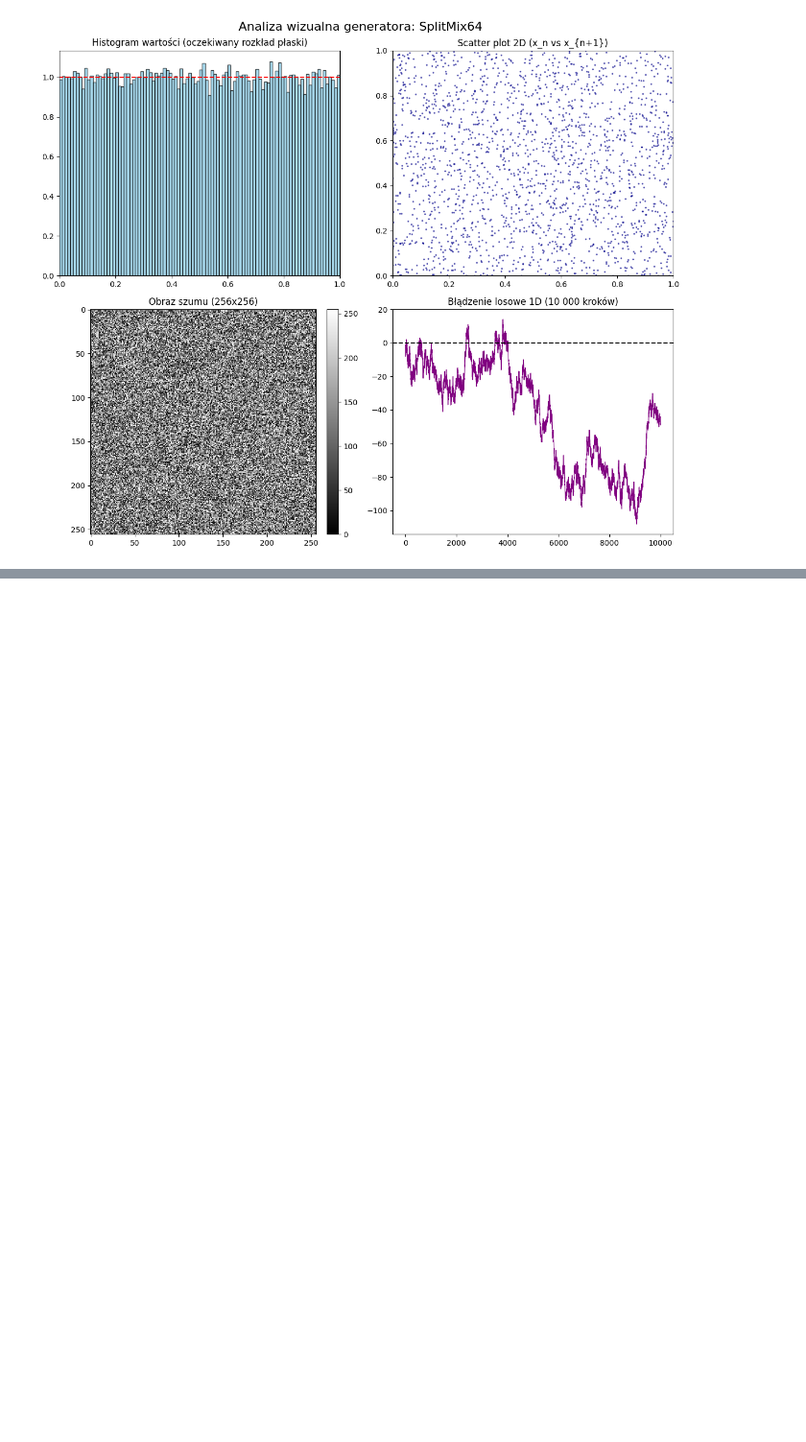
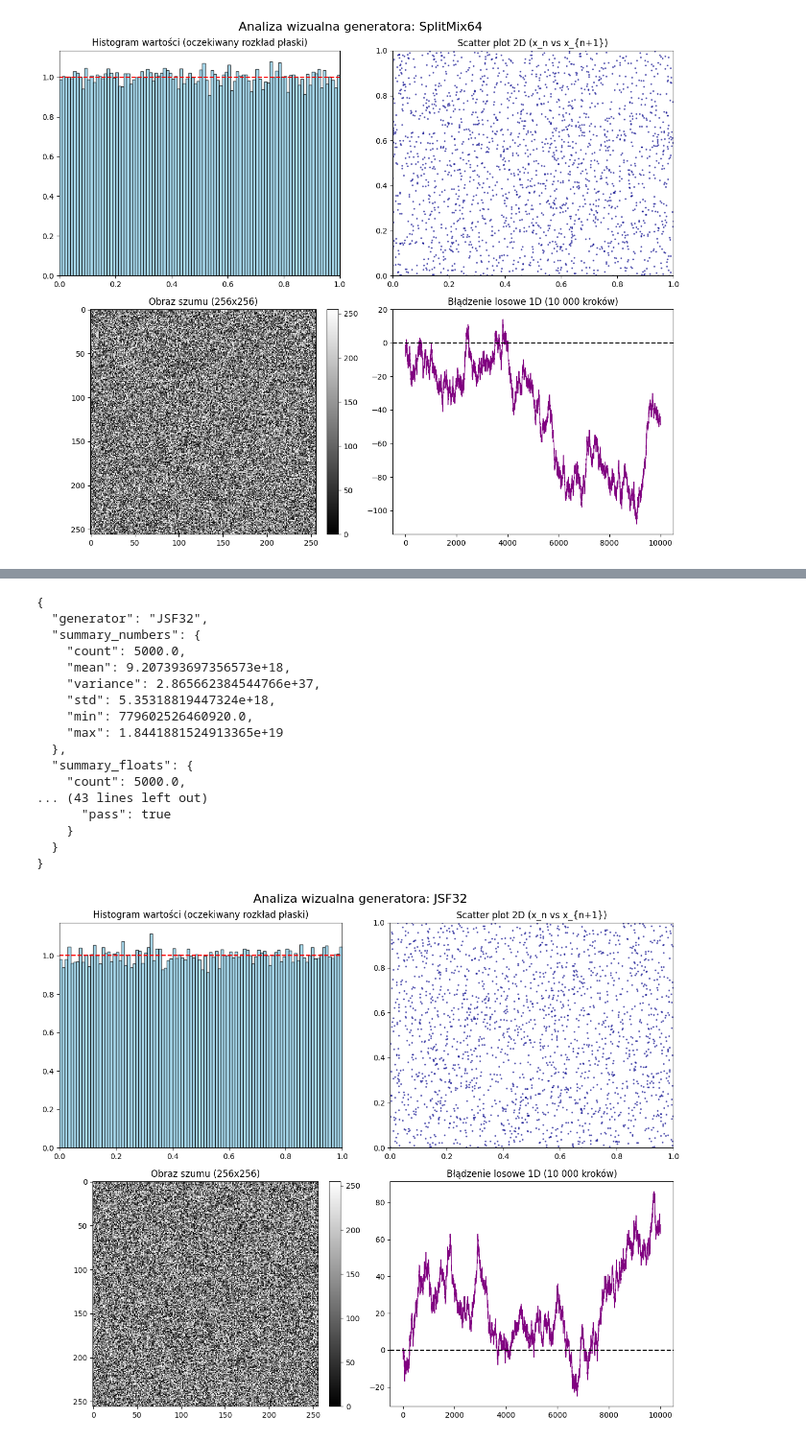
Before and after one commit to lsok02/IPOWBDB, a Jupyter notebook: noteboooks/P5.ipynb, the cells around one changed output, grey strips where cells are left out. Shown at 96% size. Drawn from its saved outputs; the diff is of its cells as text; code cells hidden in the pictures; blank space fills up the shorter version.

```diff
--- a/noteboooks/P5.ipynb
+++ b/noteboooks/P5.ipynb
@@ -67,0 +111,24 @@ run_visual_tests(generator)
+# %%
+generator = JSF32(seed=12345)
+results = validate_generator(generator, cfg)
+print(json.dumps(results, indent=2))
+run_visual_tests(generator)
+# %% [output]
+{
+  "generator": "JSF32",
+  "summary_numbers": {
+    "count": 5000.0,
+    "mean": 9.207393697356573e+18,
+    "variance": 2.865662384544766e+37,
+    "std": 5.35318819447324e+18,
+    "min": 779602526460920.0,
+    "max": 1.8441881524913365e+19
+  },
+  "summary_floats": {
+    "count": 5000.0,
+... (43 lines left out)
+      "pass": true
+    }
+  }
+}
+[figure, added]
```
Also changed, not shown: parts of 5 cells of this notebook, 7 other files.
